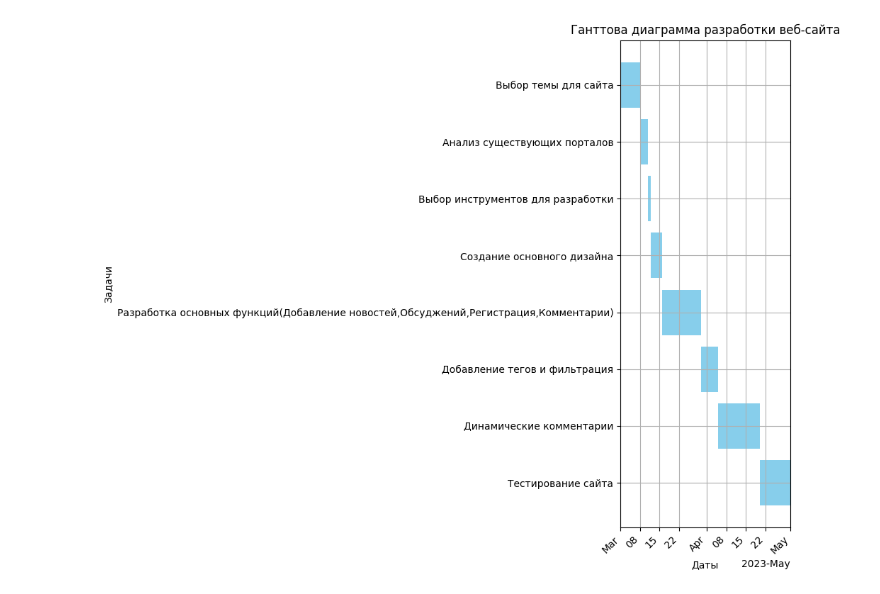
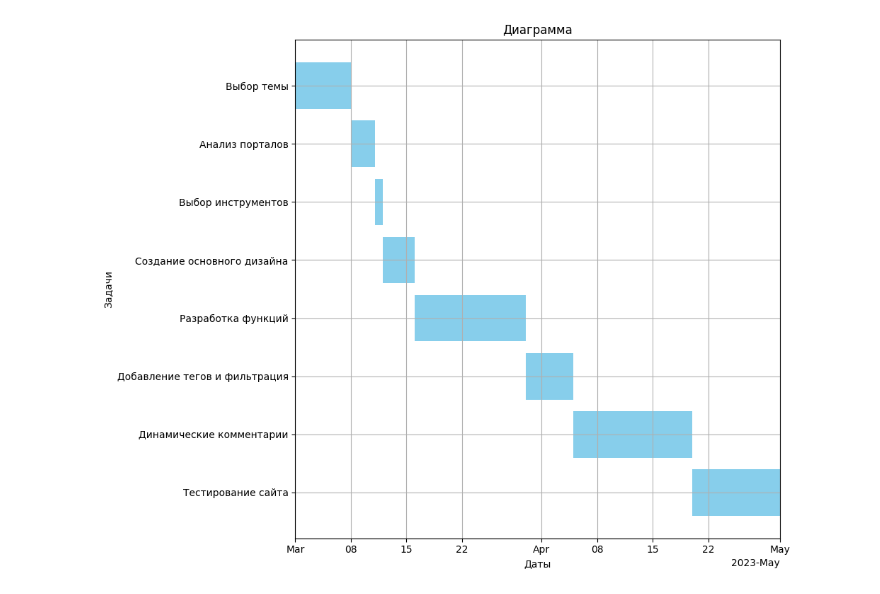
Before and after one commit to zxcdenis/GanttChart, a Jupyter notebook: GanttChart.ipynb, the cells around one changed output. Cells and saved outputs as stored; diff of their text form; code cells hidden in the pictures.

```diff
--- a/GanttChart.ipynb
+++ b/GanttChart.ipynb
@@ -5,41 +5,40 @@ from datetime import datetime
 
 start_date = datetime.strptime("2023-03-01", "%Y-%m-%d")
 end_date = datetime.strptime("2023-05-01", "%Y-%m-%d")
 
 tasks = {
-    "": ("2023-03-01", 7),
-    "": ("2023-03-08", 3),
-    "": ("2023-03-11", 1),
-    "": ("2023-03-12", 4),
-    "": ("2023-03-16", 14),
-    "": ("2023-03-30", 6),
-    "": ("2023-04-05", 15),
-    "": ("2023-04-20", 11)
+    "Выбор темы": ("2023-03-01", 7),
+    "Анализ порталов": ("2023-03-08", 3),
+    "Выбор инструментов": ("2023-03-11", 1),
+    "Создание основного дизайна": ("2023-03-12", 4),
+    "Разработка функций": ("2023-03-16", 14),
+    "Добавление тегов и фильтрация": ("2023-03-30", 6),
+    "Динамические комментарии": ("2023-04-05", 15),
+    "Тестирование сайта": ("2023-04-20", 11)
 }
 
 task_dates = {task: (mdates.date2num(datetime.strptime(start, "%Y-%m-%d")), duration)
               for task, (start, duration) in tasks.items()}
 
 task_names = list(task_dates.keys())
 task_starts = [dates[0] for dates in task_dates.values()]
 task_lengths = [dates[1] for dates in task_dates.values()]
 
 fig, ax = plt.subplots(figsize=(10, 8))
 ax.barh(task_names, task_lengths, left=task_starts, color='skyblue')
-ax.set_title('Ганттова диаграмма разработки веб-сайта')
+ax.set_title('Диаграмма')
 ax.set_xlabel('Даты')
 ax.set_ylabel('Задачи')
 ax.set_xlim([mdates.date2num(start_date), mdates.date2num(end_date)])
 
 locator = mdates.AutoDateLocator()
 formatter = mdates.ConciseDateFormatter(locator)
 ax.xaxis.set_major_locator(locator)
 ax.xaxis.set_major_formatter(formatter)
-plt.setp(ax.get_xticklabels(), rotation=45, ha="right")
 
 plt.gca().invert_yaxis()
 plt.grid(True)
 plt.tight_layout()
 plt.show()
 # %% [output]
-[figure, old version]
+[figure, new version]
```
